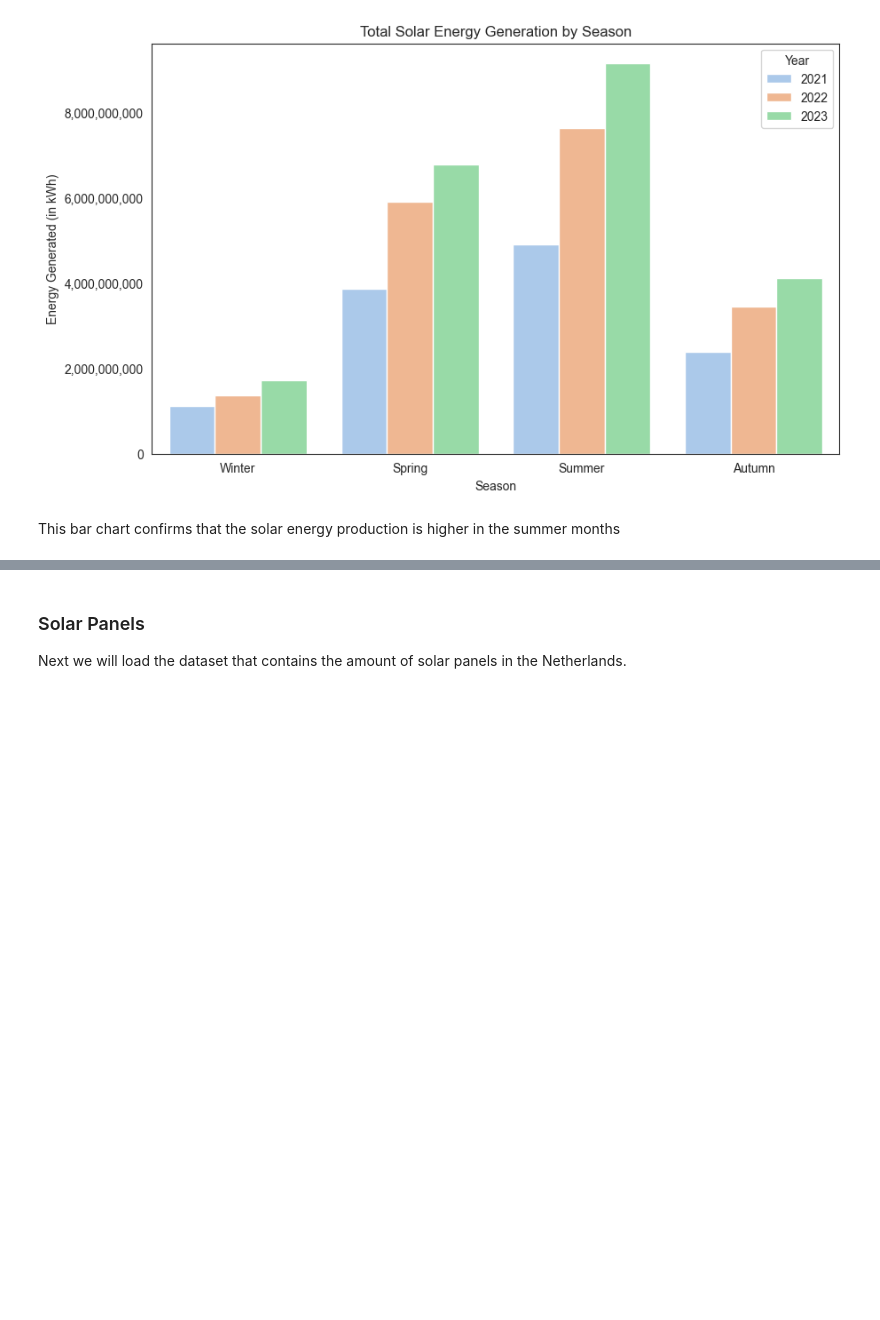
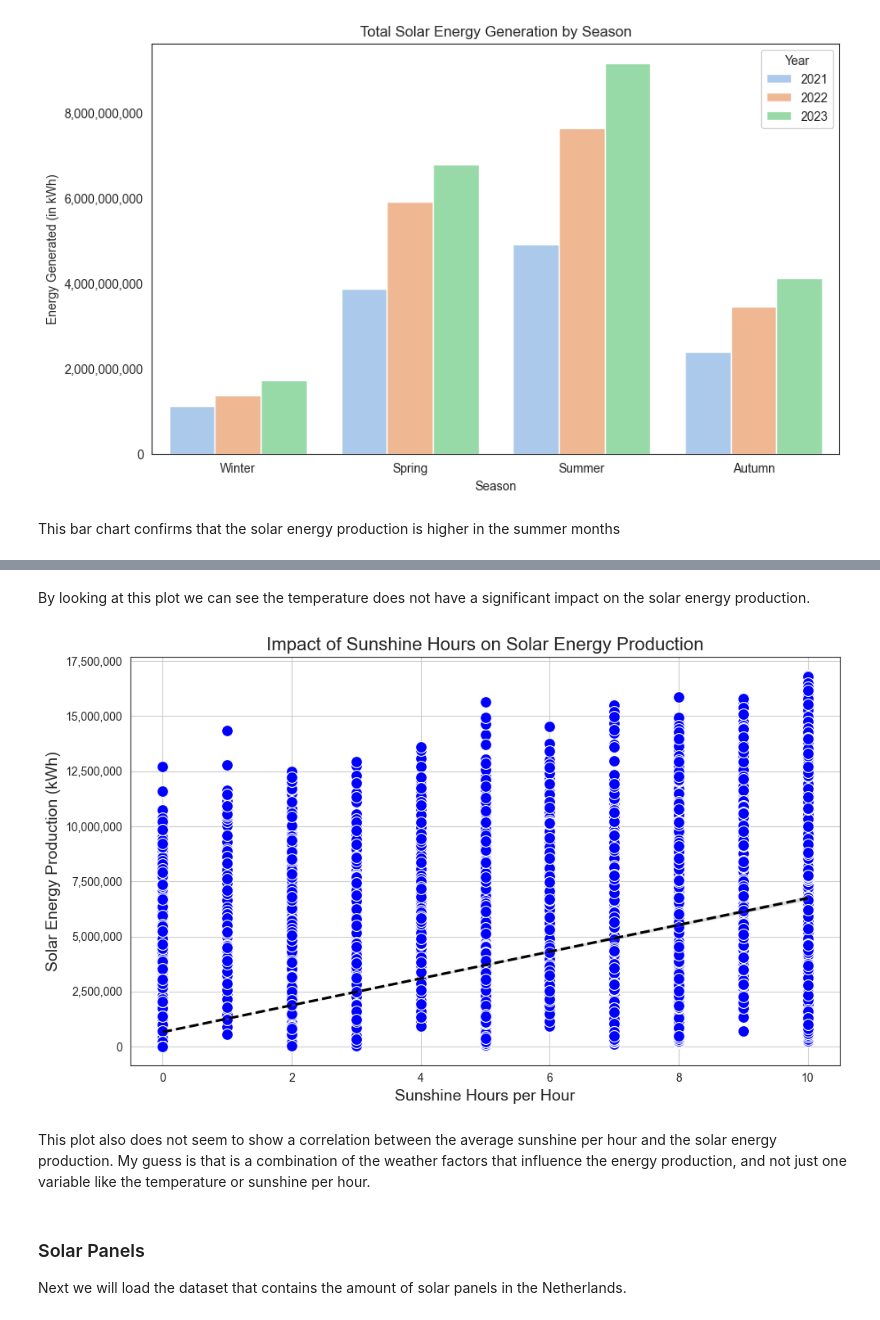
Before and after one commit to estherw66/EnergieOpwek, a Jupyter notebook: eda/SolarProductionEda.ipynb, the cells around one changed output, grey strips where cells are left out. Cells and saved outputs as stored; diff of their text form; code cells hidden in the pictures; blank space fills up the shorter version.

```diff
--- a/eda/SolarProductionEda.ipynb
+++ b/eda/SolarProductionEda.ipynb
@@ -185,3 +371,26 @@ This bar chart confirms that the solar energy production is higher in the summer
+# %% [markdown]
+By looking at this plot we can see the temperature does not have a significant impact on the solar energy production.
+# %%
+plt.figure(figsize=(10, 6))
+
+sns.scatterplot(x='Sunshineperhour', y='volume', data=df_production_weather, color='blue', s=100)
+
+sns.regplot(x='Sunshineperhour', y='volume', data=df_production_weather, scatter=False, color='black', line_kws={'linestyle': '--'})
+
+plt.title('Impact of Sunshine Hours on Solar Energy Production', fontsize=16)
+plt.xlabel('Sunshine Hours per Hour', fontsize=14)
+plt.ylabel('Solar Energy Production (kWh)', fontsize=14)
+plt.grid(True)
+
+formatter = FuncFormatter(lambda x, _: f'{x:,.0f}')
+plt.gca().yaxis.set_major_formatter(formatter)
+
+plt.tight_layout()
+plt.show()
+# %% [output]
+[figure, added]
+# %% [markdown]
+This plot also does not seem to show a correlation between the average sunshine per hour and the solar energy production. My guess is that is a combination of the weather factors that influence the energy production, and not just one variable like the temperature or sunshine per hour.
 # %% [markdown]
 ### Solar Panels
 Next we will load the dataset that contains the amount of solar panels in the Netherlands.
```
Also changed, not shown: parts of 18 cells of this notebook.
